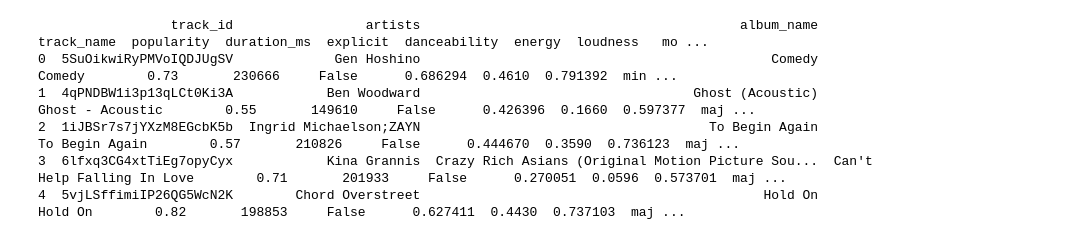
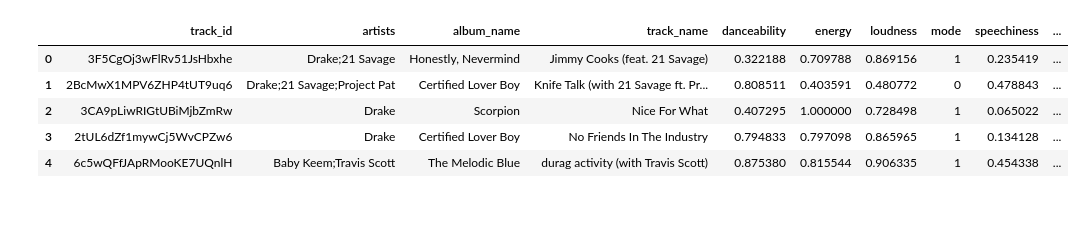
Before and after one commit to Jason10293/Audioscape, a Jupyter notebook: main_v2.ipynb, the cells around one changed output. Cells and saved outputs as stored; diff of their text form; code cells hidden in the pictures; blank space fills up the shorter version.

```diff
--- a/main_v2.ipynb
+++ b/main_v2.ipynb
@@ -58,8 +89,8 @@ for i in range(0, len(missing_track_ids), 50):
 # %%
-#Processing audio features and info for each track in the playlist
-track_audio_features = [feature for feature in missing_track_audio_features]
-track_info = [info for info in missing_track_info]
-track_artist_ids = [info['artists'][0]['id'] for info in missing_track_info]
+# Processing audio features and info for each track in the playlist
+track_audio_features = [feature for feature in playlist_track_audio_features]
+track_info = [info for info in playlist_track_info]
+track_artist_ids = [info['artists'][0]['id'] for info in playlist_track_info]
 # %%
 #Fetching artist Genres
 for i in range(0, len(track_artist_ids), 50):
@@ -68,19 +99,20 @@ for i in range(0, len(track_artist_ids), 50):
         artist_genres[artist['name']] = artist_genres.get(artist['name'], artist['genres'][0] if artist['genres'] else None)
 # %%
 #Processing and adding the audio features to the dataset
-for index ,id in enumerate(missing_track_ids):
+track_data = []
+for index ,id in enumerate(track_ids):
     track_artists = [artist['name'] for artist in track_info[index]['artists']]
     main_artist_genre = artist_genres[track_artists[0]]
-    audio_features_keys = ['danceability', 'energy', 'key', 'loudness', 'mode', 'speechiness', 'acousticness', 'instrumentalness', 'liveness', 'valence', 'tempo', 'time_signature']
+    audio_features_keys = ['danceability', 'energy', 'key', 'loudness', 'mode', 'speechiness', 'acousticness', 'instrumentalness', 'liveness', 'valence', 'tempo']
     audio_data = {
         'track_id': id,
         'artists': ';'.join(track_artists),
         'album_name': track_info[index]['album']['name'],
         'track_name': track_info[index]['name'],
         'popularity': track_info[index]['popularity'],
-        'duration_ms': track_info[index]['duration_ms'],
         'explicit': track_info[index]['explicit'],
         **{key: track_audio_features[index][key] for key in audio_features_keys},
-        'track_genre': main_artist_genre
+        'track_genre': main_artist_genre,
+        'date_added': date_added[id]
     }
-    df.loc[len(df.index)] = audio_data
+    track_data.append(audio_data)
@@ -122,10 +119,37 @@ print(df.head())
-# %%
-df['mode'] = df['mode'].map({1: 'major', 0: 'minor'})
-print(df.head())
-# %% [output]
-                 track_id                 artists                                         album_name                  track_name  popularity  duration_ms  explicit  danceability  energy  loudness   mo ...
-0  5SuOikwiRyPMVoIQDJUgSV             Gen Hoshino                                             Comedy                      Comedy        0.73       230666     False      0.686294  0.4610  0.791392  min ...
-1  4qPNDBW1i3p13qLCt0Ki3A            Ben Woodward                                   Ghost (Acoustic)            Ghost - Acoustic        0.55       149610     False      0.426396  0.1660  0.597377  maj ...
-2  1iJBSr7s7jYXzM8EGcbK5b  Ingrid Michaelson;ZAYN                                     To Begin Again              To Begin Again        0.57       210826     False      0.444670  0.3590  0.736123  maj ...
-3  6lfxq3CG4xtTiEg7opyCyx            Kina Grannis  Crazy Rich Asians (Original Motion Picture Sou...  Can't Help Falling In Love        0.71       201933     False      0.270051  0.0596  0.573701  maj ...
-4  5vjLSffimiIP26QG5WcN2K        Chord Overstreet                                            Hold On                     Hold On        0.82       198853     False      0.627411  0.4430  0.737103  maj ...
+# %%
+import pandas as pd
+from dateutil.relativedelta import relativedelta
+
+# Assuming track_data is already defined and feature_engineered
+track_data = pd.DataFrame(track_data)
+track_data = feature_engineer(track_data)
+track_data['date_added'] = pd.to_datetime(track_data['date_added']).dt.date
+first_date = track_data.iloc[0]['date_added']
+last_date = track_data.iloc[-1]['date_added']
+
+# Calculate total months difference for normalization
+total_months = relativedelta(last_date, first_date).months + 1
+
+# Calculate weights using linear descent
+weights = []
+for index, row in track_data.iterrows():
+    months_difference = relativedelta(row['date_added'], first_date).months
+    # Linear descent weighting
+    weight = (total_months - months_difference) / total_months
+    weights.append(round(weight, 3))
+
+min_weight = min(weights)
+max_weight = max(weights)
+normalized_weights = [(weight - min_weight) / (max_weight - min_weight) for weight in weights]
+
+track_data['weight'] = [round(weight, 3) for weight in normalized_weights]
+track_data = track_data.drop(columns=['date_added'])
+
+track_data.head()
+# %% [output]
+|  | track_id | artists | album_name | track_name | danceability | energy | loudness | mode | speechiness | ... |
+| 0 | 3F5CgOj3wFlRv51JsHbxhe | Drake;21 Savage | Honestly, Nevermind | Jimmy Cooks (feat. 21 Savage) | 0.322188 | 0.709788 | 0.869156 | 1 | 0.235419 | ... |
+| 1 | 2BcMwX1MPV6ZHP4tUT9uq6 | Drake;21 Savage;Project Pat | Certified Lover Boy | Knife Talk (with 21 Savage ft. Pr... | 0.808511 | 0.403591 | 0.480772 | 0 | 0.478843 | ... |
+| 2 | 3CA9pLiwRIGtUBiMjbZmRw | Drake | Scorpion | Nice For What | 0.407295 | 1.000000 | 0.728498 | 1 | 0.065022 | ... |
+| 3 | 2tUL6dZf1mywCj5WvCPZw6 | Drake | Certified Lover Boy | No Friends In The Industry | 0.794833 | 0.797098 | 0.865965 | 1 | 0.134128 | ... |
+| 4 | 6c5wQFfJApRMooKE7UQnlH | Baby Keem;Travis Scott | The Melodic Blue | durag activity (with Travis Scott) | 0.875380 | 0.815544 | 0.906335 | 1 | 0.454338 | ... |
```
Also changed, not shown: parts of 17 cells of this notebook.
